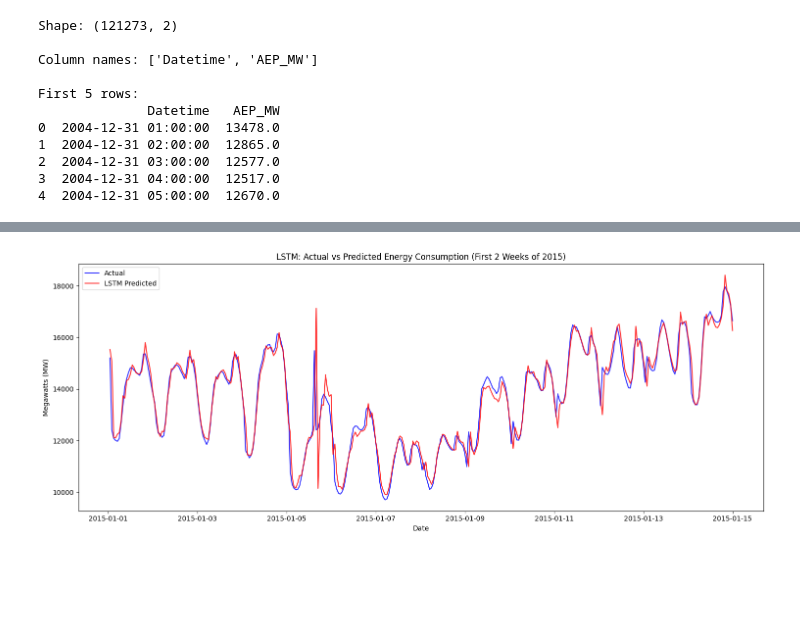
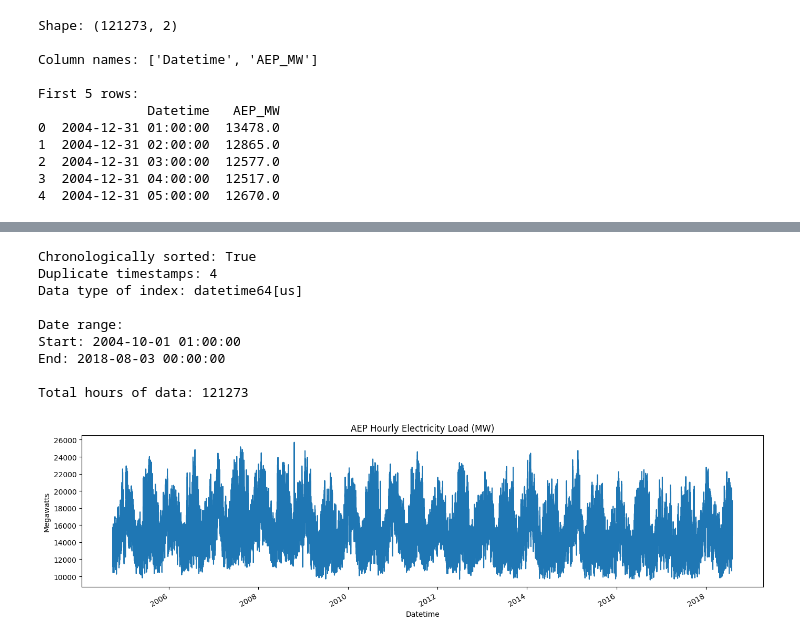
Before and after one commit to ujjwaltiwari1204-glitch/load-forecasting-power-systems, a Jupyter notebook: Desktop/load-forecasting-power-systems/load_forecasting.ipynb, the cells around one changed output, grey strips where cells are left out. Drawn from its saved outputs; the diff is of its cells as text; code cells hidden in the pictures; blank space fills up the shorter version.

```diff
--- a/Desktop/load-forecasting-power-systems/load_forecasting.ipynb
+++ b/Desktop/load-forecasting-power-systems/load_forecasting.ipynb
@@ -22,21 +22,3 @@ First 5 rows:
 2  2004-12-31 03:00:00  12577.0
 3  2004-12-31 04:00:00  12517.0
 4  2004-12-31 05:00:00  12670.0
-# %%
-# Convert Datetime column to proper datetime format
-df['Datetime'] = pd.to_datetime(df['Datetime'])
-
-# Set Datetime as the index
-df = df.set_index('Datetime')
-
-print("Data type of index:", df.index.dtype)
-print("\nDate range:")
-print("Start:", df.index.min())
-print("End:", df.index.max())
-print("\nTotal hours of data:", len(df))
-
-# Plot the full dataset
-df['AEP_MW'].plot(figsize=(14, 4), title='AEP Hourly Energy Consumption (MW)')
-plt.ylabel('Megawatts')
-plt.tight_layout()
-plt.show()
@@ -498,20 +25,31 @@ LSTM     — RMSE: 326 MW | MAE: 205 MW
-# %%
-# Get test index aligned with LSTM predictions
-test_index = df[df.index.year >= 2015].index[timesteps:]
-test_index_sorted = test_index.sort_values()
-
-# First 2 weeks
-n = 336
-plt.figure(figsize=(15, 6))
-plt.plot(test_index_sorted[:n], y_test_lstm_actual[:n],
-         label='Actual', color='blue', alpha=0.8)
-plt.plot(test_index_sorted[:n], y_pred_lstm_actual[:n],
-         label='LSTM Predicted', color='red', alpha=0.8)
-plt.title('LSTM: Actual vs Predicted Energy Consumption (First 2 Weeks of 2015)')
-plt.xlabel('Date')
-plt.ylabel('Megawatts (MW)')
-plt.legend()
-plt.tight_layout()
-plt.show()
-# %% [output]
-[figure, removed]
+# %%
+# Convert Datetime column to proper datetime format
+df['Datetime'] = pd.to_datetime(df['Datetime'])
+
+# Set Datetime as the index
+df = df.set_index('Datetime').sort_index()
+print("Chronologically sorted:", df.index.is_monotonic_increasing)
+print("Duplicate timestamps:", df.index.duplicated().sum())
+
+print("Data type of index:", df.index.dtype)
+print("\nDate range:")
+print("Start:", df.index.min())
+print("End:", df.index.max())
+print("\nTotal hours of data:", len(df))
+
+# Plot the full dataset
+df['AEP_MW'].plot(figsize=(14, 4), title='AEP Hourly Electricity Load (MW)')
+plt.ylabel('Megawatts')
+plt.tight_layout()
+plt.show()
+# %% [output]
+Chronologically sorted: True
+Duplicate timestamps: 4
+Data type of index: datetime64[us]
+
+Date range:
+Start: 2004-10-01 01:00:00
+End: 2018-08-03 00:00:00
+
+Total hours of data: 121273
+[figure, added]
```
Also changed, not shown: parts of 74 cells of this notebook, 4 other files.
